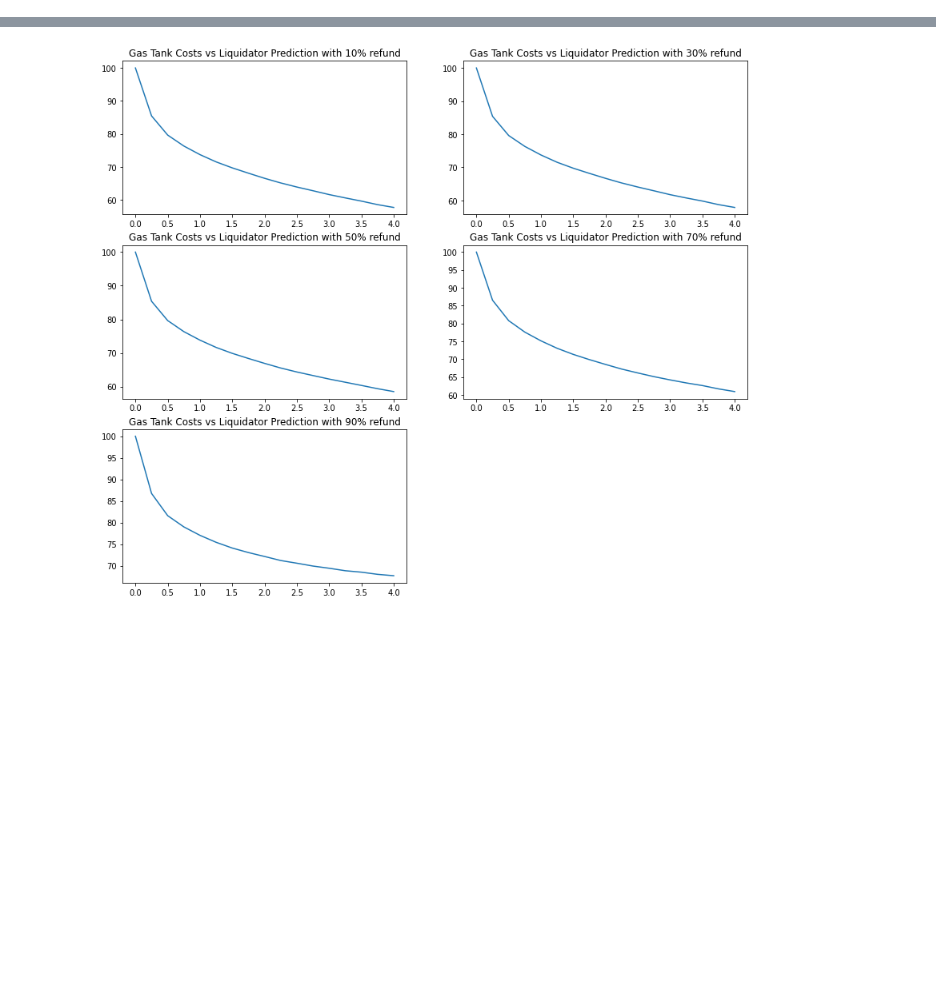
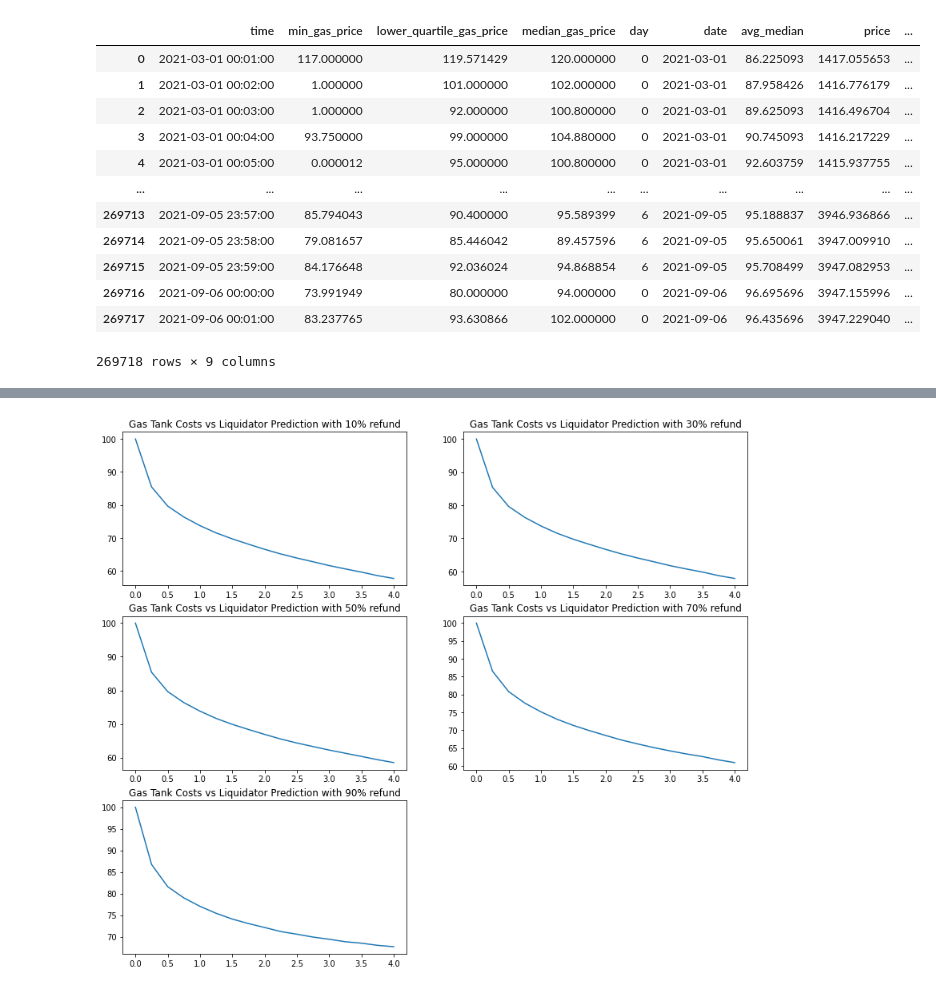
Before and after one commit to mcurcio5/superfluid-liquidations, a Jupyter notebook: test.ipynb, the cells around one changed output, grey strips where cells are left out. Cells and saved outputs as stored; diff of their text form; code cells hidden in the pictures; blank space fills up the shorter version.

```diff
--- a/test.ipynb
+++ b/test.ipynb
@@ -43,6 +43,22 @@ params = {'upfront_fee': 0,  # eth
  'min_self_liquidation_savings': 10,
  'gas_prediction_ability': .25,  # in hours - minimum value of 3 minutes
  'lowest_stream_cost_ratio': 1}  # ie user won't open stream if monthly value greater than 1x cost
+# %%
+df
+# %% [output]
+|  | time | min_gas_price | lower_quartile_gas_price | median_gas_price | day | date | avg_median | price | ... |
+| 0 | 2021-03-01 00:01:00 | 117.000000 | 119.571429 | 120.000000 | 0 | 2021-03-01 | 86.225093 | 1417.055653 | ... |
+| 1 | 2021-03-01 00:02:00 | 1.000000 | 101.000000 | 102.000000 | 0 | 2021-03-01 | 87.958426 | 1416.776179 | ... |
+| 2 | 2021-03-01 00:03:00 | 1.000000 | 92.000000 | 100.800000 | 0 | 2021-03-01 | 89.625093 | 1416.496704 | ... |
+| 3 | 2021-03-01 00:04:00 | 93.750000 | 99.000000 | 104.880000 | 0 | 2021-03-01 | 90.745093 | 1416.217229 | ... |
+| 4 | 2021-03-01 00:05:00 | 0.000012 | 95.000000 | 100.800000 | 0 | 2021-03-01 | 92.603759 | 1415.937755 | ... |
+| ... | ... | ... | ... | ... | ... | ... | ... | ... | ... |
+| 269713 | 2021-09-05 23:57:00 | 85.794043 | 90.400000 | 95.589399 | 6 | 2021-09-05 | 95.188837 | 3946.936866 | ... |
+| 269714 | 2021-09-05 23:58:00 | 79.081657 | 85.446042 | 89.457596 | 6 | 2021-09-05 | 95.650061 | 3947.009910 | ... |
+| 269715 | 2021-09-05 23:59:00 | 84.176648 | 92.036024 | 94.868854 | 6 | 2021-09-05 | 95.708499 | 3947.082953 | ... |
+| 269716 | 2021-09-06 00:00:00 | 73.991949 | 80.000000 | 94.000000 | 0 | 2021-09-06 | 96.695696 | 3947.155996 | ... |
+| 269717 | 2021-09-06 00:01:00 | 83.237765 | 93.630866 | 102.000000 | 0 | 2021-09-06 | 96.435696 | 3947.229040 | ... |
+269718 rows × 9 columns
 # %%
 df = simulate_streams_and_liquidations(df, params)
 # %%
```
Also changed, not shown: parts of 4 cells of this notebook, 1 other file.
